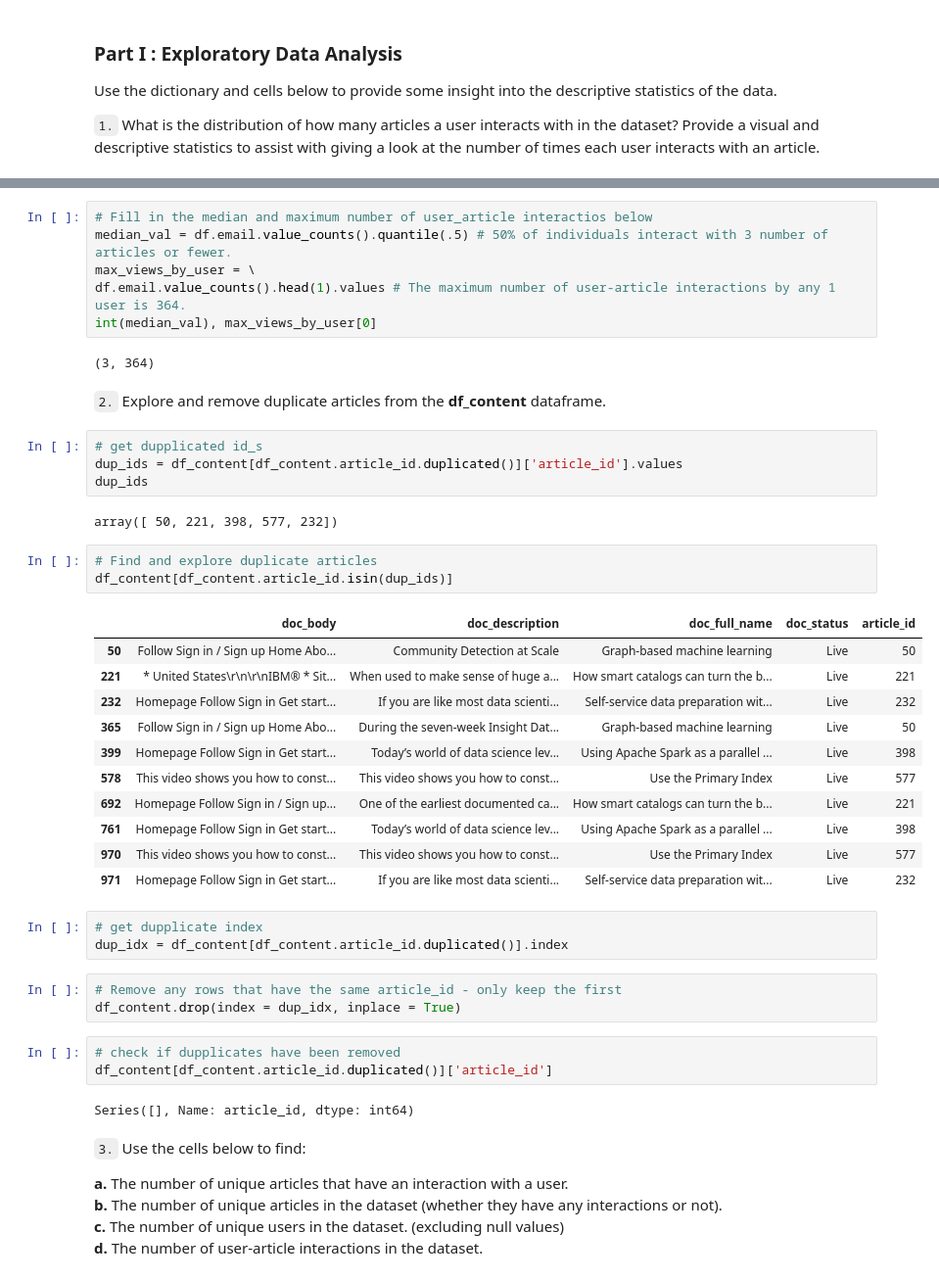
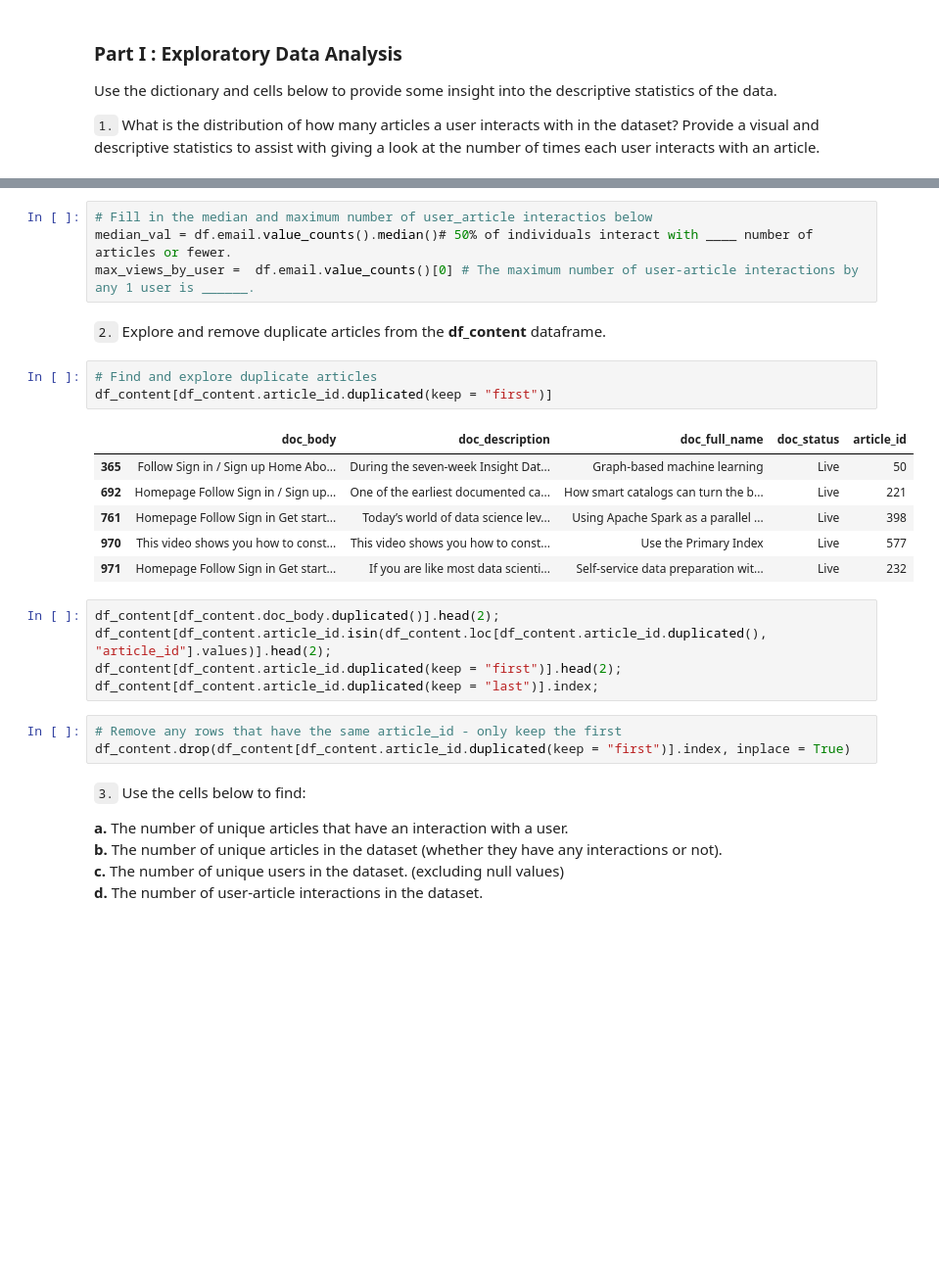
Before and after one commit to chpolyzo/DSND, a Jupyter notebook: recommendation_engines/Recommendations_with_IBM.ipynb, the cells around one changed output, grey strips where cells are left out. Shown at 98% size. Drawn from its saved outputs; the diff is of its cells as text; blank space fills up the shorter version.

```diff
--- a/recommendation_engines/Recommendations_with_IBM.ipynb
+++ b/recommendation_engines/Recommendations_with_IBM.ipynb
@@ -85,45 +56,27 @@ Name: email, dtype: float64
 # %%
 # Fill in the median and maximum number of user_article interactios below
-median_val = df.email.value_counts().quantile(.5) # 50% of individuals interact with 3 number of articles or fewer.
-max_views_by_user = \
-df.email.value_counts().head(1).values # The maximum number of user-article interactions by any 1 user is 364.
-int(median_val), max_views_by_user[0]
+median_val = df.email.value_counts().median()# 50% of individuals interact with ____ number of articles or fewer.
+max_views_by_user =  df.email.value_counts()[0] # The maximum number of user-article interactions by any 1 user is ______.
-# %% [output]
-(3, 364)
 # %% [markdown]
 `2.` Explore and remove duplicate articles from the **df_content** dataframe.
-# %%
-# get dupplicated id_s
-dup_ids = df_content[df_content.article_id.duplicated()]['article_id'].values
-dup_ids
-# %% [output]
-array([ 50, 221, 398, 577, 232])
 # %%
 # Find and explore duplicate articles
-df_content[df_content.article_id.isin(dup_ids)]
+df_content[df_content.article_id.duplicated(keep = "first")]
 # %% [output]
 |  | doc_body | doc_description | doc_full_name | doc_status | article_id |
-| 50 | Follow Sign in / Sign up Home Abo... | Community Detection at Scale | Graph-based machine learning | Live | 50 |
-| 221 | * United States\r\n\r\nIBM® * Sit... | When used to make sense of huge a... | How smart catalogs can turn the b... | Live | 221 |
-| 232 | Homepage Follow Sign in Get start... | If you are like most data scienti... | Self-service data preparation wit... | Live | 232 |
 | 365 | Follow Sign in / Sign up Home Abo... | During the seven-week Insight Dat... | Graph-based machine learning | Live | 50 |
-| 399 | Homepage Follow Sign in Get start... | Today’s world of data science lev... | Using Apache Spark as a parallel ... | Live | 398 |
-| 578 | This video shows you how to const... | This video shows you how to const... | Use the Primary Index | Live | 577 |
 | 692 | Homepage Follow Sign in / Sign up... | One of the earliest documented ca... | How smart catalogs can turn the b... | Live | 221 |
 | 761 | Homepage Follow Sign in Get start... | Today’s world of data science lev... | Using Apache Spark as a parallel ... | Live | 398 |
 | 970 | This video shows you how to const... | This video shows you how to const... | Use the Primary Index | Live | 577 |
 | 971 | Homepage Follow Sign in Get start... | If you are like most data scienti... | Self-service data preparation wit... | Live | 232 |
-# %%
-# get dupplicate index
-dup_idx = df_content[df_content.article_id.duplicated()].index
+# %%
+df_content[df_content.doc_body.duplicated()].head(2);
+df_content[df_content.article_id.isin(df_content.loc[df_content.article_id.duplicated(), "article_id"].values)].head(2);
+df_content[df_content.article_id.duplicated(keep = "first")].head(2);
+df_content[df_content.article_id.duplicated(keep = "last")].index;
 # %%
 # Remove any rows that have the same article_id - only keep the first
-df_content.drop(index = dup_idx, inplace = True)
+df_content.drop(df_content[df_content.article_id.duplicated(keep = "first")].index, inplace = True)
-# %%
-# check if dupplicates have been removed
-df_content[df_content.article_id.duplicated()]['article_id']
-# %% [output]
-Series([], Name: article_id, dtype: int64)
 # %% [markdown]
 `3.` Use the cells below to find:
 
```
Also changed, not shown: parts of 30 cells of this notebook.
